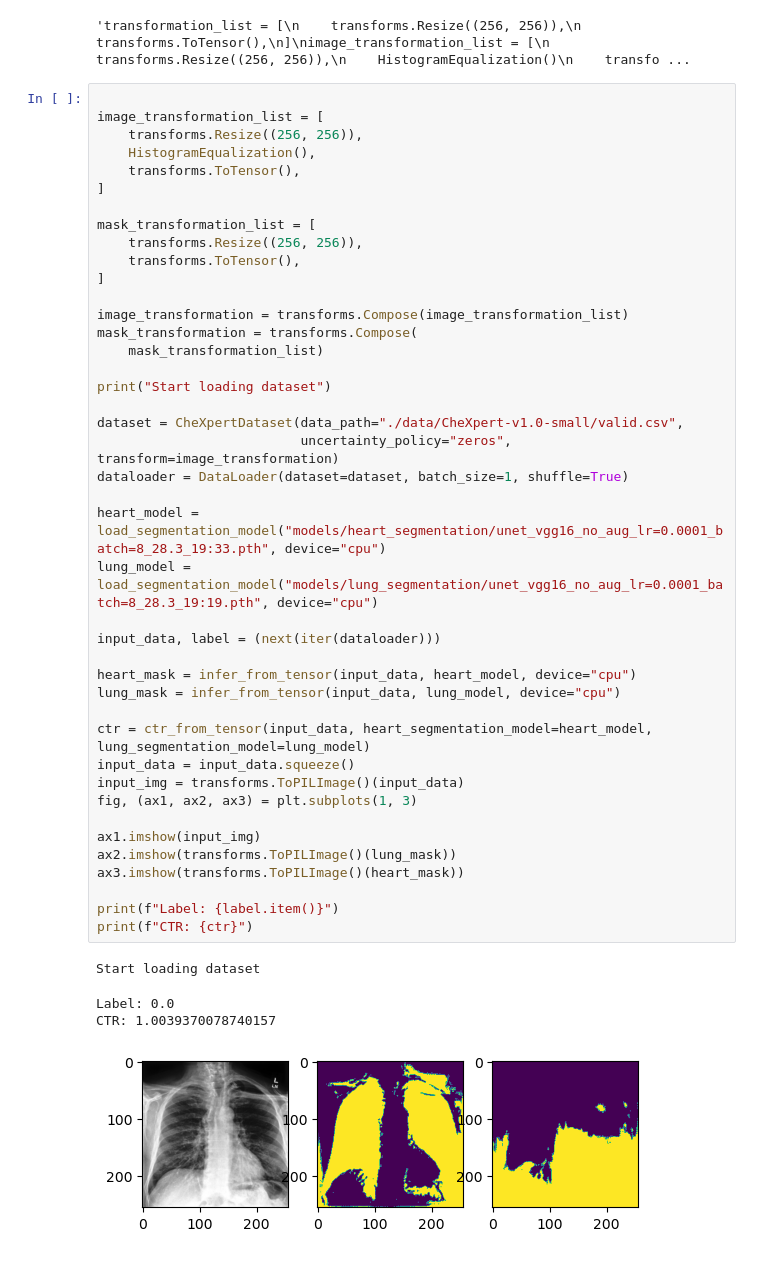
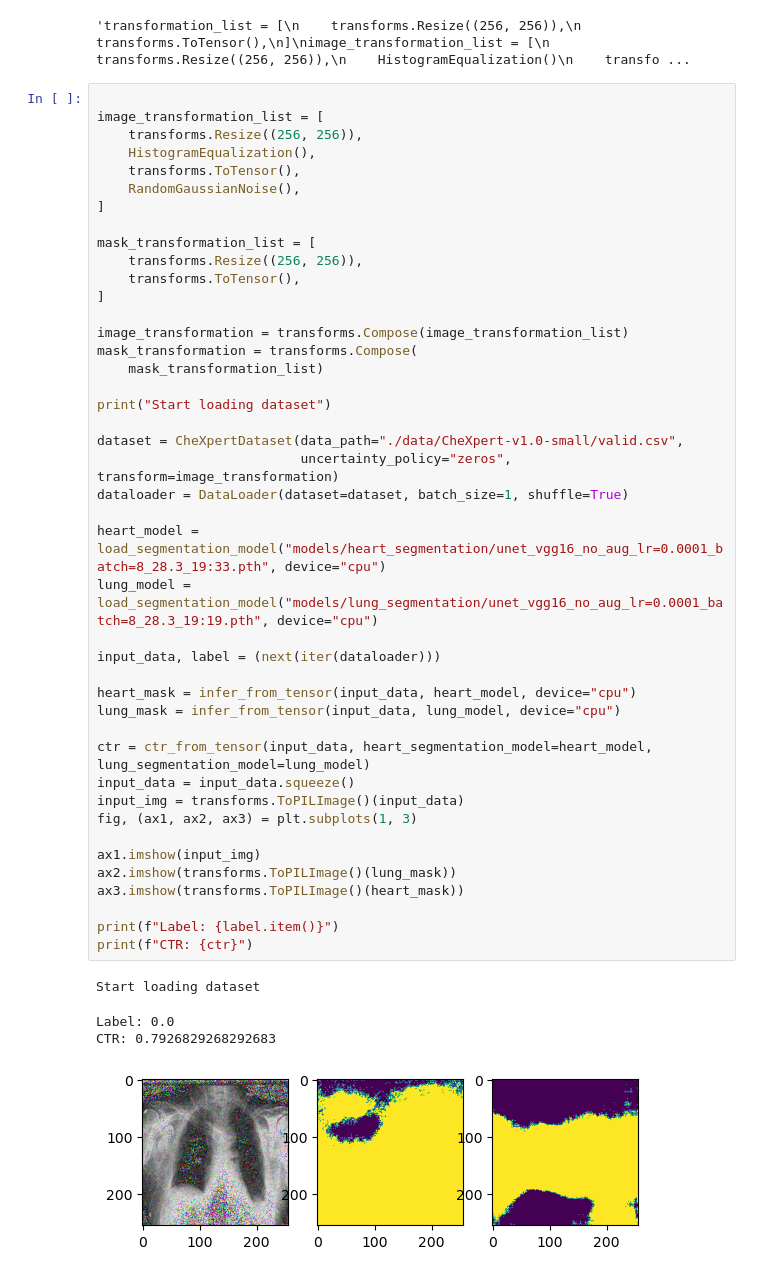
Before and after one commit to felixhasse/chexpert-iml, a Jupyter notebook: evaluate_segmentation.ipynb, the cells around one changed output. Drawn from its saved outputs; the diff is of its cells as text.

```diff
--- a/evaluate_segmentation.ipynb
+++ b/evaluate_segmentation.ipynb
@@ -95,6 +95,7 @@ image_transformation_list = [
     transforms.Resize((256, 256)),
     HistogramEqualization(),
     transforms.ToTensor(),
+    RandomGaussianNoise(),
 ]
 
 mask_transformation_list = [
@@ -107,32 +108,32 @@ mask_transformation = transforms.Compose(
     mask_transformation_list)
 
 print("Start loading dataset")
 
 dataset = CheXpertDataset(data_path="./data/CheXpert-v1.0-small/valid.csv",
                           uncertainty_policy="zeros", transform=image_transformation)
 dataloader = DataLoader(dataset=dataset, batch_size=1, shuffle=True)
 
 heart_model = load_segmentation_model("models/heart_segmentation/unet_vgg16_no_aug_lr=0.0001_batch=8_28.3_19:33.pth", device="cpu")
 lung_model = load_segmentation_model("models/lung_segmentation/unet_vgg16_no_aug_lr=0.0001_batch=8_28.3_19:19.pth", device="cpu")
 
 input_data, label = (next(iter(dataloader)))
 
 heart_mask = infer_from_tensor(input_data, heart_model, device="cpu")
 lung_mask = infer_from_tensor(input_data, lung_model, device="cpu")
 
 ctr = ctr_from_tensor(input_data, heart_segmentation_model=heart_model, lung_segmentation_model=lung_model)
 input_data = input_data.squeeze()
 input_img = transforms.ToPILImage()(input_data)
 fig, (ax1, ax2, ax3) = plt.subplots(1, 3)
 
 ax1.imshow(input_img)
 ax2.imshow(transforms.ToPILImage()(lung_mask))
 ax3.imshow(transforms.ToPILImage()(heart_mask))
 
 print(f"Label: {label.item()}")
 print(f"CTR: {ctr}")
 # %% [output]
 Start loading dataset
 Label: 0.0
-CTR: 1.0039370078740157
+CTR: 0.7926829268292683
-[figure, old version]
+[figure, new version]
```
Also changed, not shown: 6 other files.
